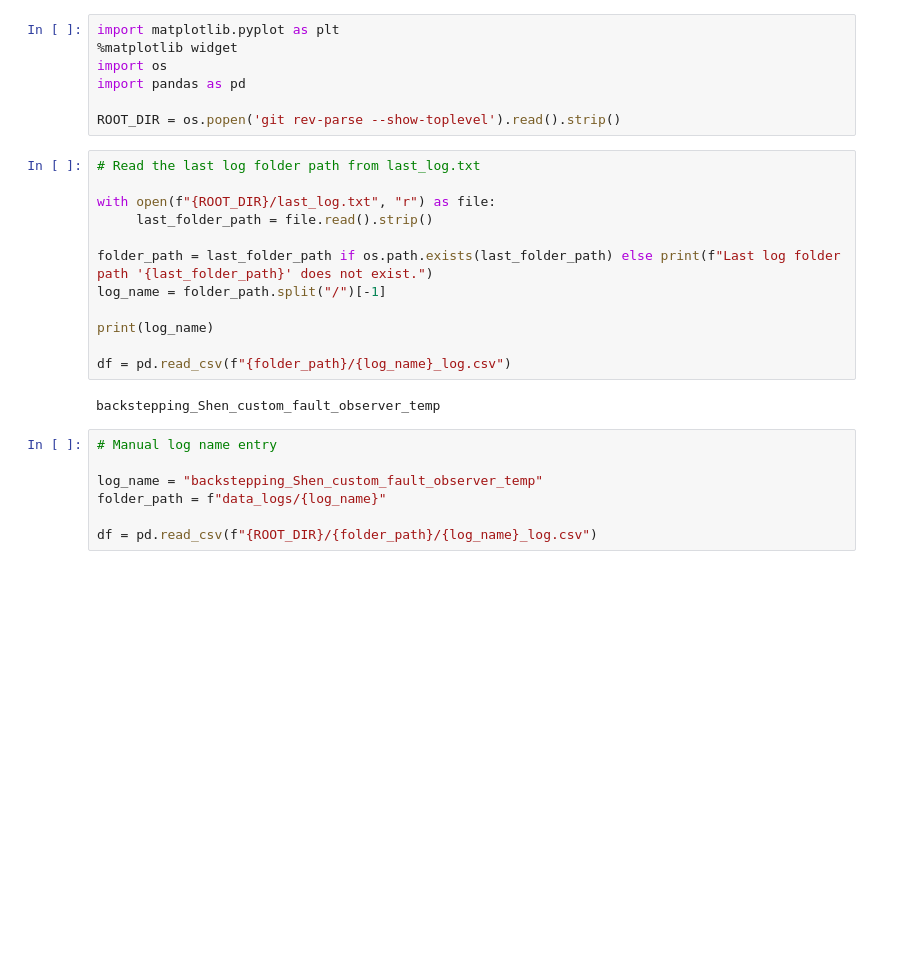
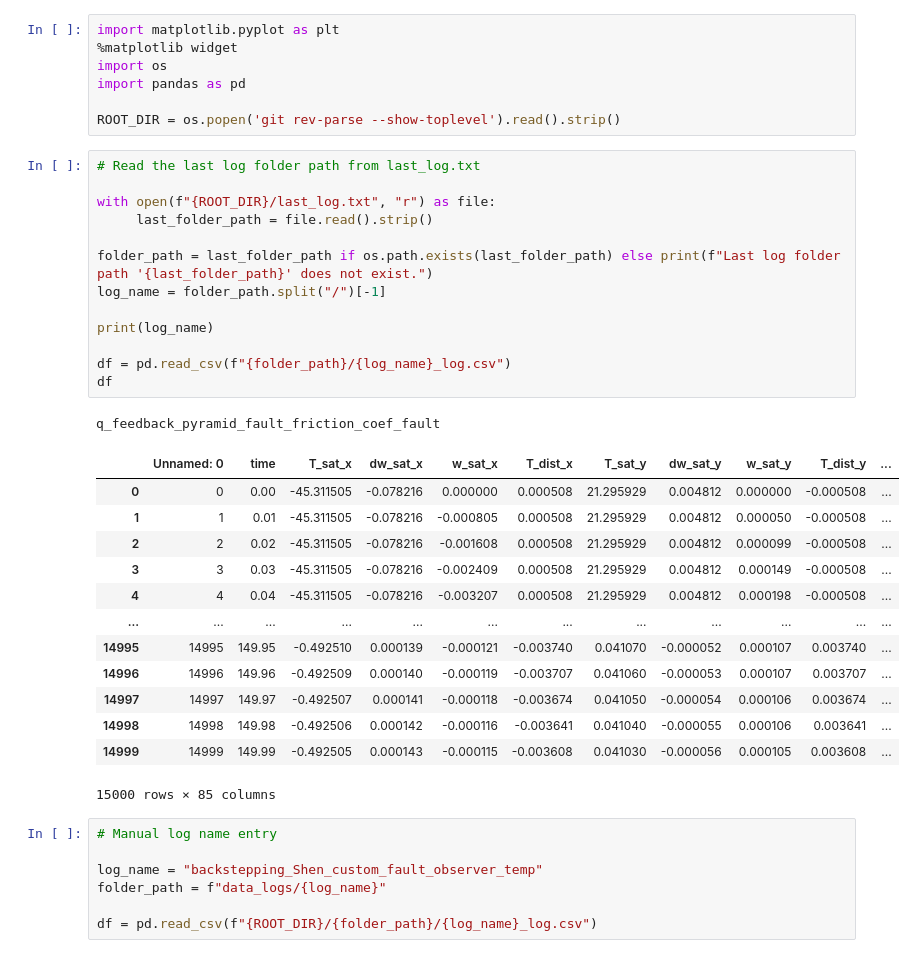
Before and after one commit to jacquesstellies/satellite-sim, a Jupyter notebook: plot_viewer.ipynb, the cells around one changed output. Cells and saved outputs as stored; diff of their text form; blank space fills up the shorter version.

```diff
--- a/plot_viewer.ipynb
+++ b/plot_viewer.ipynb
@@ -8,17 +8,31 @@ ROOT_DIR = os.popen('git rev-parse --show-toplevel').read().strip()
 # %%
 # Read the last log folder path from last_log.txt
 
 with open(f"{ROOT_DIR}/last_log.txt", "r") as file:
      last_folder_path = file.read().strip()
 
 folder_path = last_folder_path if os.path.exists(last_folder_path) else print(f"Last log folder path '{last_folder_path}' does not exist.")
 log_name = folder_path.split("/")[-1]
 
 print(log_name)
 
 df = pd.read_csv(f"{folder_path}/{log_name}_log.csv")
+df
 # %% [output]
-backstepping_Shen_custom_fault_observer_temp
+q_feedback_pyramid_fault_friction_coef_fault
+|  | Unnamed: 0 | time | T_sat_x | dw_sat_x | w_sat_x | T_dist_x | T_sat_y | dw_sat_y | w_sat_y | T_dist_y | ... |
+| 0 | 0 | 0.00 | -45.311505 | -0.078216 | 0.000000 | 0.000508 | 21.295929 | 0.004812 | 0.000000 | -0.000508 | ... |
+| 1 | 1 | 0.01 | -45.311505 | -0.078216 | -0.000805 | 0.000508 | 21.295929 | 0.004812 | 0.000050 | -0.000508 | ... |
+| 2 | 2 | 0.02 | -45.311505 | -0.078216 | -0.001608 | 0.000508 | 21.295929 | 0.004812 | 0.000099 | -0.000508 | ... |
+| 3 | 3 | 0.03 | -45.311505 | -0.078216 | -0.002409 | 0.000508 | 21.295929 | 0.004812 | 0.000149 | -0.000508 | ... |
+| 4 | 4 | 0.04 | -45.311505 | -0.078216 | -0.003207 | 0.000508 | 21.295929 | 0.004812 | 0.000198 | -0.000508 | ... |
+| ... | ... | ... | ... | ... | ... | ... | ... | ... | ... | ... | ... |
+| 14995 | 14995 | 149.95 | -0.492510 | 0.000139 | -0.000121 | -0.003740 | 0.041070 | -0.000052 | 0.000107 | 0.003740 | ... |
+| 14996 | 14996 | 149.96 | -0.492509 | 0.000140 | -0.000119 | -0.003707 | 0.041060 | -0.000053 | 0.000107 | 0.003707 | ... |
+| 14997 | 14997 | 149.97 | -0.492507 | 0.000141 | -0.000118 | -0.003674 | 0.041050 | -0.000054 | 0.000106 | 0.003674 | ... |
+| 14998 | 14998 | 149.98 | -0.492506 | 0.000142 | -0.000116 | -0.003641 | 0.041040 | -0.000055 | 0.000106 | 0.003641 | ... |
+| 14999 | 14999 | 149.99 | -0.492505 | 0.000143 | -0.000115 | -0.003608 | 0.041030 | -0.000056 | 0.000105 | 0.003608 | ... |
+15000 rows × 85 columns
 # %%
 # Manual log name entry
 
```
Also changed, not shown: parts of 5 cells of this notebook, 1 other file.
